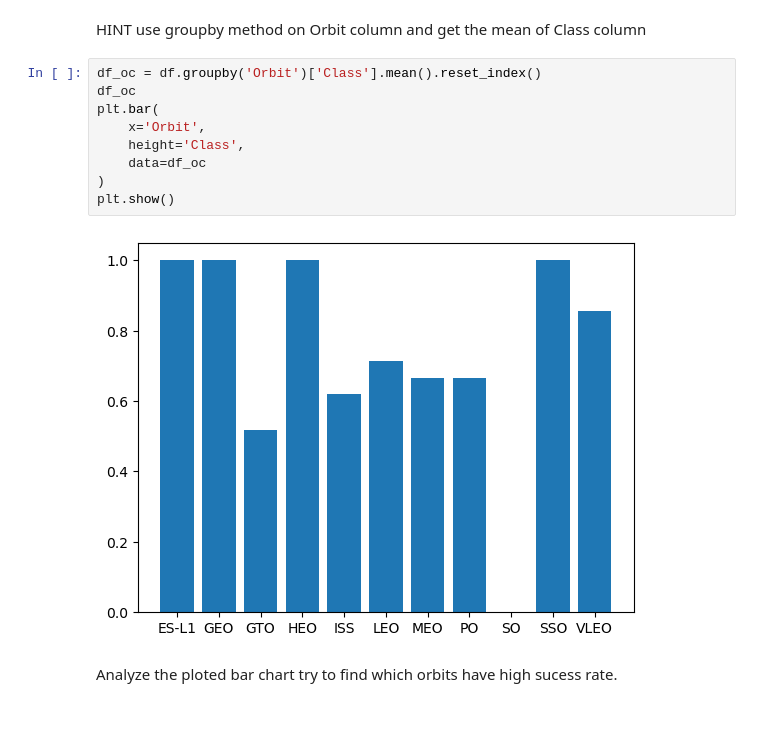
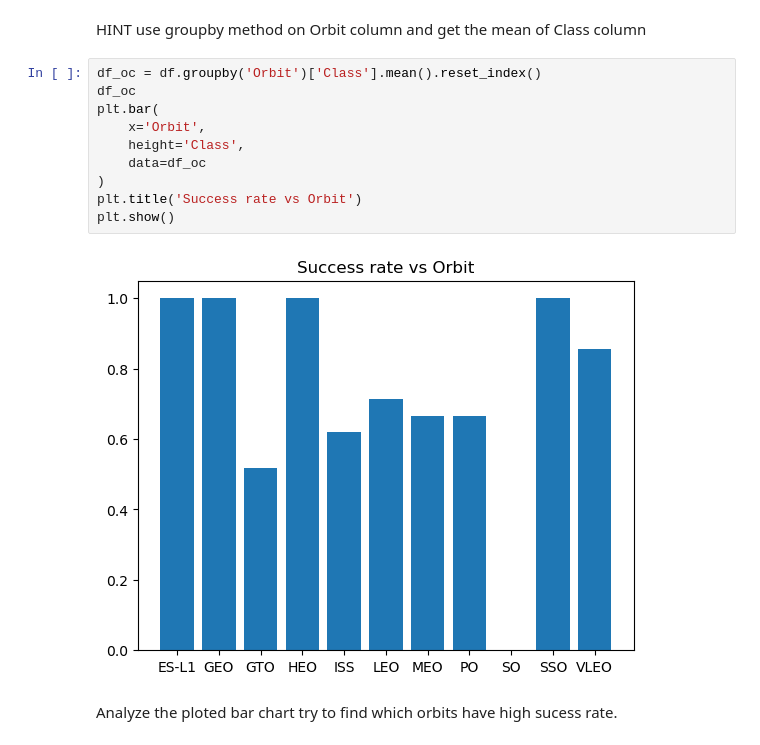
Before and after one commit to xxxAleksandrxxx/Coursera-IBM, a Jupyter notebook: 10 capstone_project/w02-2 - Exploratory Data Analysis with Visualisation_cleaned.ipynb, the cells around one changed output. Saved outputs shown, nothing was run; the diff lists cells and outputs as text; blank space fills up the shorter version.

```diff
--- a/10 capstone_project/w02-2 - Exploratory Data Analysis with Visualisation_cleaned.ipynb
+++ b/10 capstone_project/w02-2 - Exploratory Data Analysis with Visualisation_cleaned.ipynb
@@ -137,14 +234,15 @@ HINT use groupby method on Orbit column and get the mean of Class column
 # %%
 df_oc = df.groupby('Orbit')['Class'].mean().reset_index()
 df_oc
 plt.bar(
     x='Orbit',
     height='Class',
     data=df_oc
 )
+plt.title('Success rate vs Orbit')
 plt.show()
 # %% [output]
-[figure, old version]
+[figure, new version]
 # %% [markdown]
 Analyze the ploted bar chart try to find which orbits have high sucess rate.
 # %%
```
Also changed, not shown: parts of 17 cells of this notebook.
